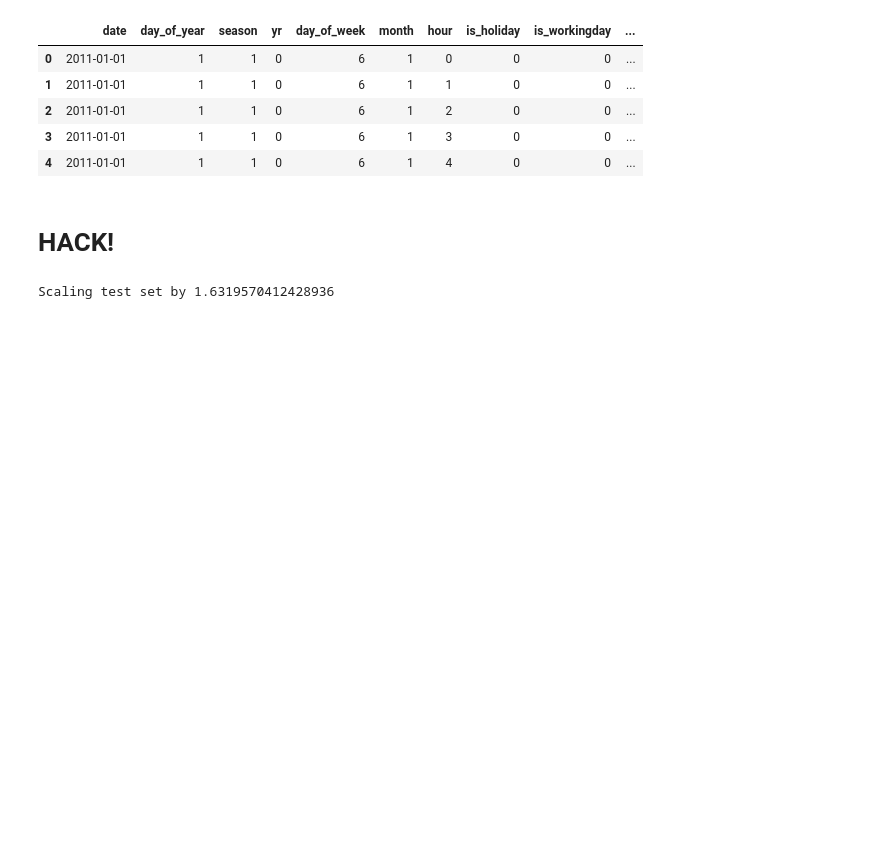
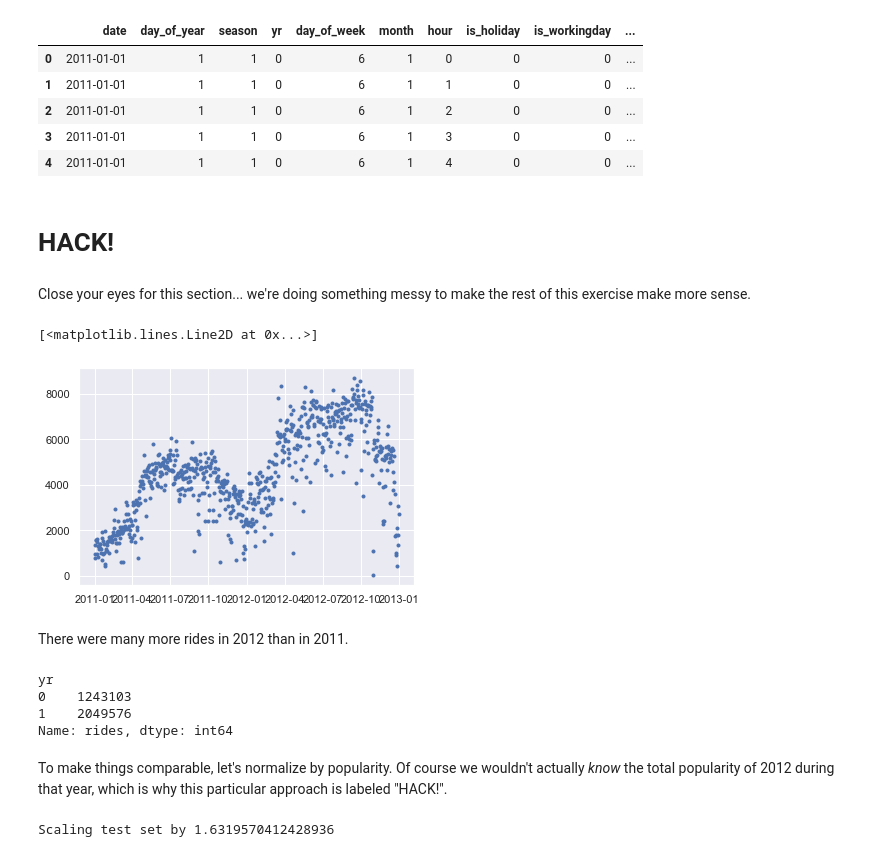
Before and after one commit to Calvin-Data-Science/data202, a Jupyter notebook: src/hw5/lec_template.ipynb, the cells around one changed output. Cells and saved outputs as stored; diff of their text form; code cells hidden in the pictures; blank space fills up the shorter version.

```diff
--- a/src/hw5/lec_template.ipynb
+++ b/src/hw5/lec_template.ipynb
@@ -57,7 +57,8 @@ hourly_counts = hourly_counts_orig.rename(columns={
     "hum": "humidity",
     'cnt': "rides"
 }).drop(["instant", "casual", "registered"], axis=1)
-hourly_counts['day_of_year'] = pd.to_datetime(hourly_counts['date']).dt.dayofyear
+hourly_counts['date'] = pd.to_datetime(hourly_counts['date'])
+hourly_counts['day_of_year'] = hourly_counts['date'].dt.dayofyear
 cols = list(hourly_counts.columns)
 cols.insert(1, cols.pop(cols.index("day_of_year")))
 cols.insert(4, cols.pop(cols.index("day_of_week")))
@@ -76,15 +77,24 @@ assert hourly_counts['hour'].max() == 23
 assert hourly_counts['rides'].max() > 900
 # %% [markdown]
 # HACK!
-# %%
-if False:
-    detrend = LinearRegression().fit(np.array(list(hourly_counts.index)).reshape(-1, 1), np.log(hourly_counts.rides))
-    detrend.coef_
-
-    detrend.intercept_ = 0.0
-
-    hourly_counts['rides_detrend'] = hourly_counts.rides / np.exp(
-        detrend.predict(np.array(list(hourly_counts.index)).reshape(-1, 1)))
+# %% [markdown]
+Close your eyes for this section... we're doing something messy to make the rest of this exercise make more sense.
+# %%
+plt.plot(hourly_counts.groupby('date').rides.sum(), '.')
+# %% [output]
+[<matplotlib.lines.Line2D at 0x...>]
+[figure, added]
+# %% [markdown]
+There were many more rides in 2012 than in 2011.
+# %%
+hourly_counts.groupby('yr').rides.sum()
+# %% [output]
+yr
+0    1243103
+1    2049576
+Name: rides, dtype: int64
+# %% [markdown]
+To make things comparable, let's normalize by popularity. Of course we wouldn't actually *know* the total popularity of 2012 during that year, which is why this particular approach is labeled "HACK!".
 # %%
 year_means = hourly_counts.groupby('yr').rides.mean()
 ratio = year_means[1] / year_means[0]
```
Also changed, not shown: parts of 7 cells of this notebook.
